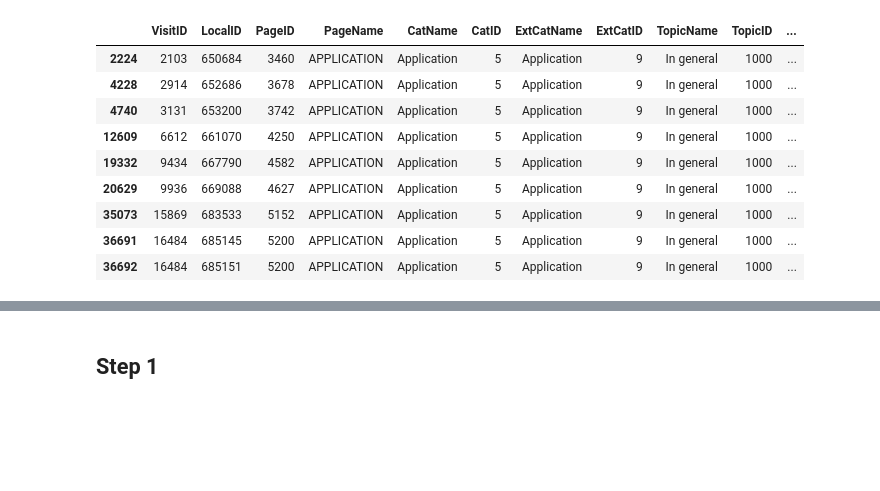
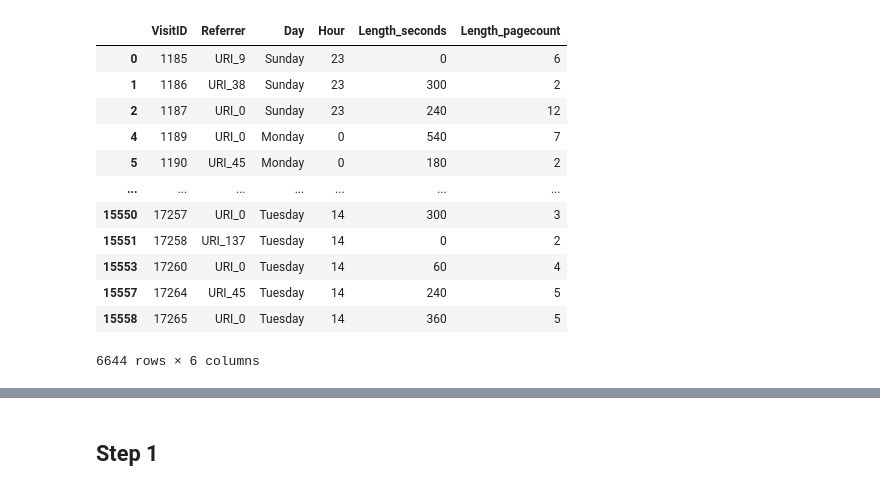
Before and after one commit to TarasHamkalo/on-web-data-mining, a Jupyter notebook: 04/notebooks/main.ipynb, the cells around one changed output, grey strips where cells are left out. Cells and saved outputs as stored; diff of their text form; code cells hidden in the pictures; blank space fills up the shorter version.

```diff
--- a/04/notebooks/main.ipynb
+++ b/04/notebooks/main.ipynb
@@ -7,20 +7,29 @@ rawclicks = pd.read_csv("../resources/wum_dataset_hw/clicks.csv")
 # %%
 # rawclicks[rawclicks["PageName"]=="HOWTOJOIN"]
 # rawvisitors
 # rawvisitors = rawvisitors[(rawvisitors["Length_pagecount"] >= 2)]
 # rawvisitors
 # rawclicks[rawclicks["VisitID"] ==  1226]
-rawclicks[(rawclicks["PageName"] == "APPLICATION") & (rawclicks["SequenceNumber"] > 1)]
+# rawclicks[(rawclicks["PageName"] == "lastminute")]
+
+
+# rawclicks[(rawclicks["TopicName"] == "Lastminute")]
 # rawvisitors[rawvisitors["VisitID"] ==  4643]
+# rawvisitors[(rawvisitors["Length_seconds"] == 0) & (rawvisitors["Length_pagecount"] > 1)]
+
+rawvisitors[(rawvisitors["Length_pagecount"] > 1)]
 # %% [output]
-|  | VisitID | LocalID | PageID | PageName | CatName | CatID | ExtCatName | ExtCatID | TopicName | TopicID | ... |
-| 2224 | 2103 | 650684 | 3460 | APPLICATION | Application | 5 | Application | 9 | In general | 1000 | ... |
-| 4228 | 2914 | 652686 | 3678 | APPLICATION | Application | 5 | Application | 9 | In general | 1000 | ... |
-| 4740 | 3131 | 653200 | 3742 | APPLICATION | Application | 5 | Application | 9 | In general | 1000 | ... |
-| 12609 | 6612 | 661070 | 4250 | APPLICATION | Application | 5 | Application | 9 | In general | 1000 | ... |
-| 19332 | 9434 | 667790 | 4582 | APPLICATION | Application | 5 | Application | 9 | In general | 1000 | ... |
-| 20629 | 9936 | 669088 | 4627 | APPLICATION | Application | 5 | Application | 9 | In general | 1000 | ... |
-| 35073 | 15869 | 683533 | 5152 | APPLICATION | Application | 5 | Application | 9 | In general | 1000 | ... |
-| 36691 | 16484 | 685145 | 5200 | APPLICATION | Application | 5 | Application | 9 | In general | 1000 | ... |
-| 36692 | 16484 | 685151 | 5200 | APPLICATION | Application | 5 | Application | 9 | In general | 1000 | ... |
+|  | VisitID | Referrer | Day | Hour | Length_seconds | Length_pagecount |
+| 0 | 1185 | URI_9 | Sunday | 23 | 0 | 6 |
+| 1 | 1186 | URI_38 | Sunday | 23 | 300 | 2 |
+| 2 | 1187 | URI_0 | Sunday | 23 | 240 | 12 |
+| 4 | 1189 | URI_0 | Monday | 0 | 540 | 7 |
+| 5 | 1190 | URI_45 | Monday | 0 | 180 | 2 |
+| ... | ... | ... | ... | ... | ... | ... |
+| 15550 | 17257 | URI_0 | Tuesday | 14 | 300 | 3 |
+| 15551 | 17258 | URI_137 | Tuesday | 14 | 0 | 2 |
+| 15553 | 17260 | URI_0 | Tuesday | 14 | 60 | 4 |
+| 15557 | 17264 | URI_45 | Tuesday | 14 | 240 | 5 |
+| 15558 | 17265 | URI_0 | Tuesday | 14 | 360 | 5 |
+6644 rows × 6 columns
 # %%
```
Also changed, not shown: parts of 16 cells of this notebook, 1 other file.
